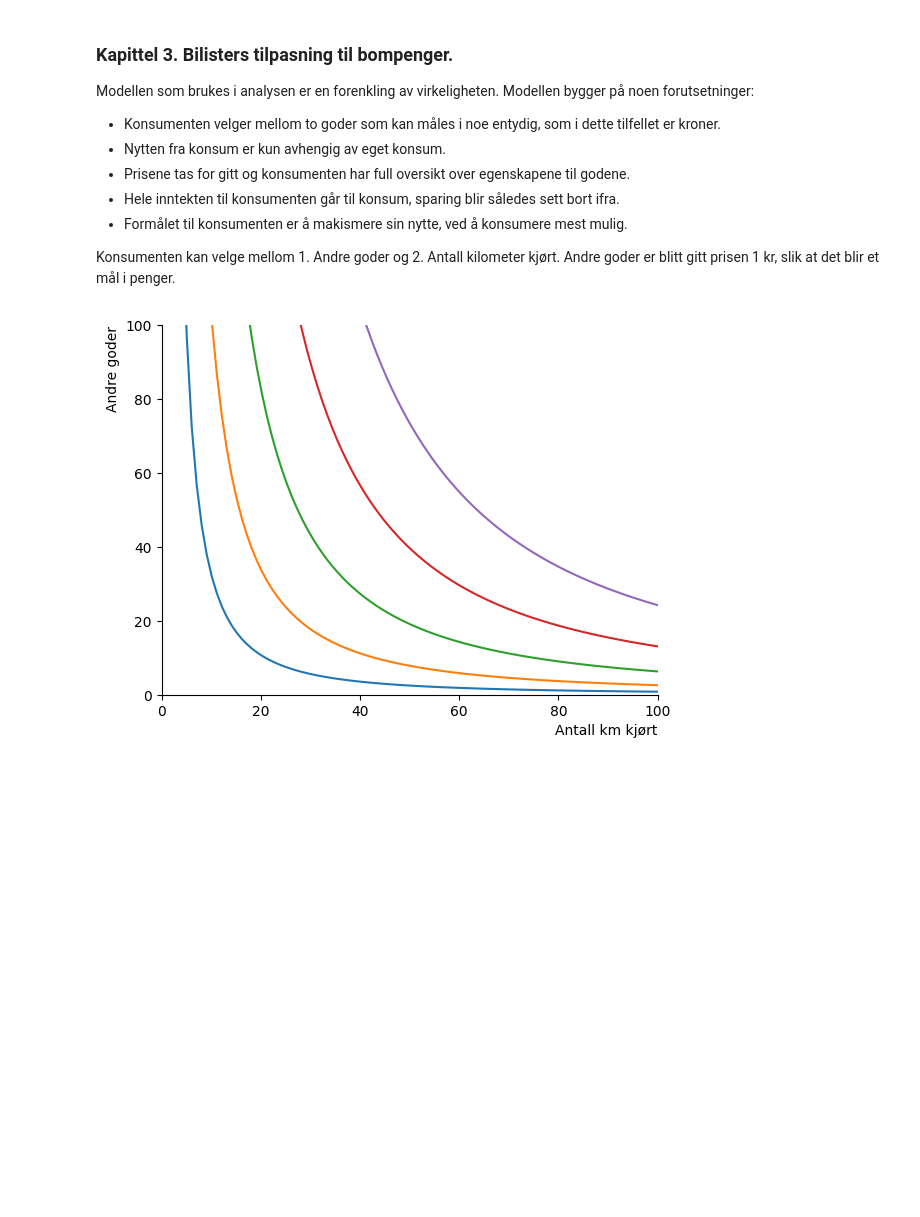
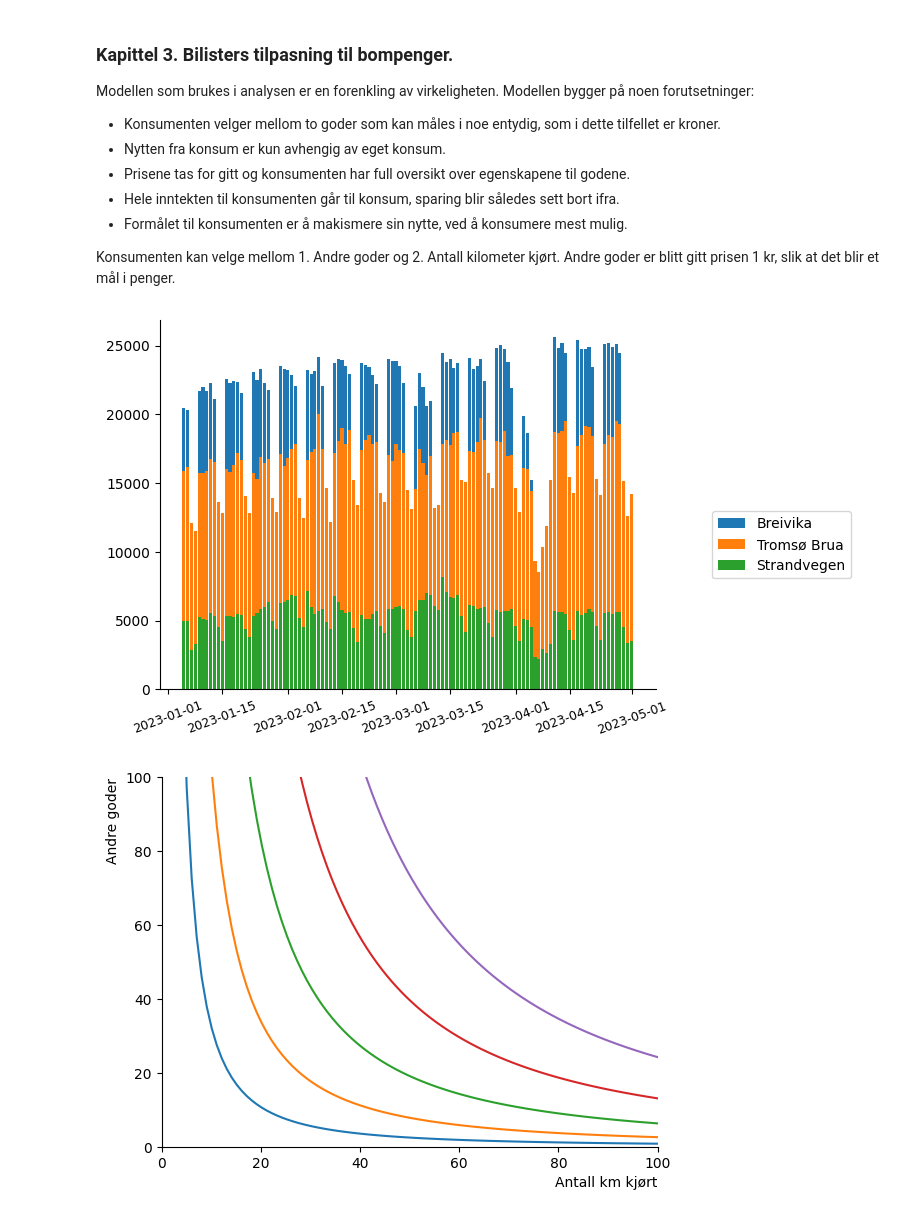
Before and after one commit to loopdiggaz/SOK-1006, a Jupyter notebook: Mappe2/mappeoppgave2_61.ipynb, the cells around one changed output. Drawn from its saved outputs; the diff is of its cells as text; code cells hidden in the pictures; blank space fills up the shorter version.

```diff
--- a/Mappe2/mappeoppgave2_61.ipynb
+++ b/Mappe2/mappeoppgave2_61.ipynb
@@ -52,6 +52,27 @@ Modellen som brukes i analysen er en forenkling av virkeligheten. Modellen bygge
 - Formålet til konsumenten er å makismere sin nytte, ved å konsumere mest mulig.
 
 Konsumenten kan velge mellom 1. Andre goder og 2. Antall kilometer kjørt. Andre goder er blitt gitt prisen 1 kr, slik at det blir et mål i penger.
+# %%
+import pandas as pd
+from matplotlib import pyplot as plt
+import sympy as sp
+import numpy as np
+
+Trafikkmengde_etter_bompenger = pd.read_csv("https://raw.githubusercontent.com/loopdiggaz/SOK1006/main/Mappe2/Trafikkmengde_etter_bompenger.csv", sep=",")
+Trafikkmengde_etter_bompenger.drop('Unnamed: 0', inplace=True, axis=1)
+Trafikkmengde_etter_bompenger['Dato'] = pd.to_datetime(Trafikkmengde_etter_bompenger['Dato'],format = '%d.%m.%Y')
+# %%
+fig, ax = plt.subplots()
+ax.spines['top'].set_color('none')
+ax.spines['right'].set_color('none')
+ax.bar(Trafikkmengde_etter_bompenger['Dato'],Trafikkmengde_etter_bompenger['BREIVIKA'] ,label  = 'Breivika')
+ax.bar(Trafikkmengde_etter_bompenger['Dato'],Trafikkmengde_etter_bompenger['TROMSØBRUA'] , label = 'Tromsø Brua')
+ax.bar(Trafikkmengde_etter_bompenger['Dato'],Trafikkmengde_etter_bompenger['Strandvegen'] , label = 'Strandvegen')
+ax.legend(bbox_to_anchor=(1.1,.5))
+
+ax.xaxis.set_tick_params(labelsize=9, rotation = 20)
+# %% [output]
+[figure, added]
 # %%
 from matplotlib import pyplot as plt
 import sympy as sp
```
Also changed, not shown: 1 other file.
